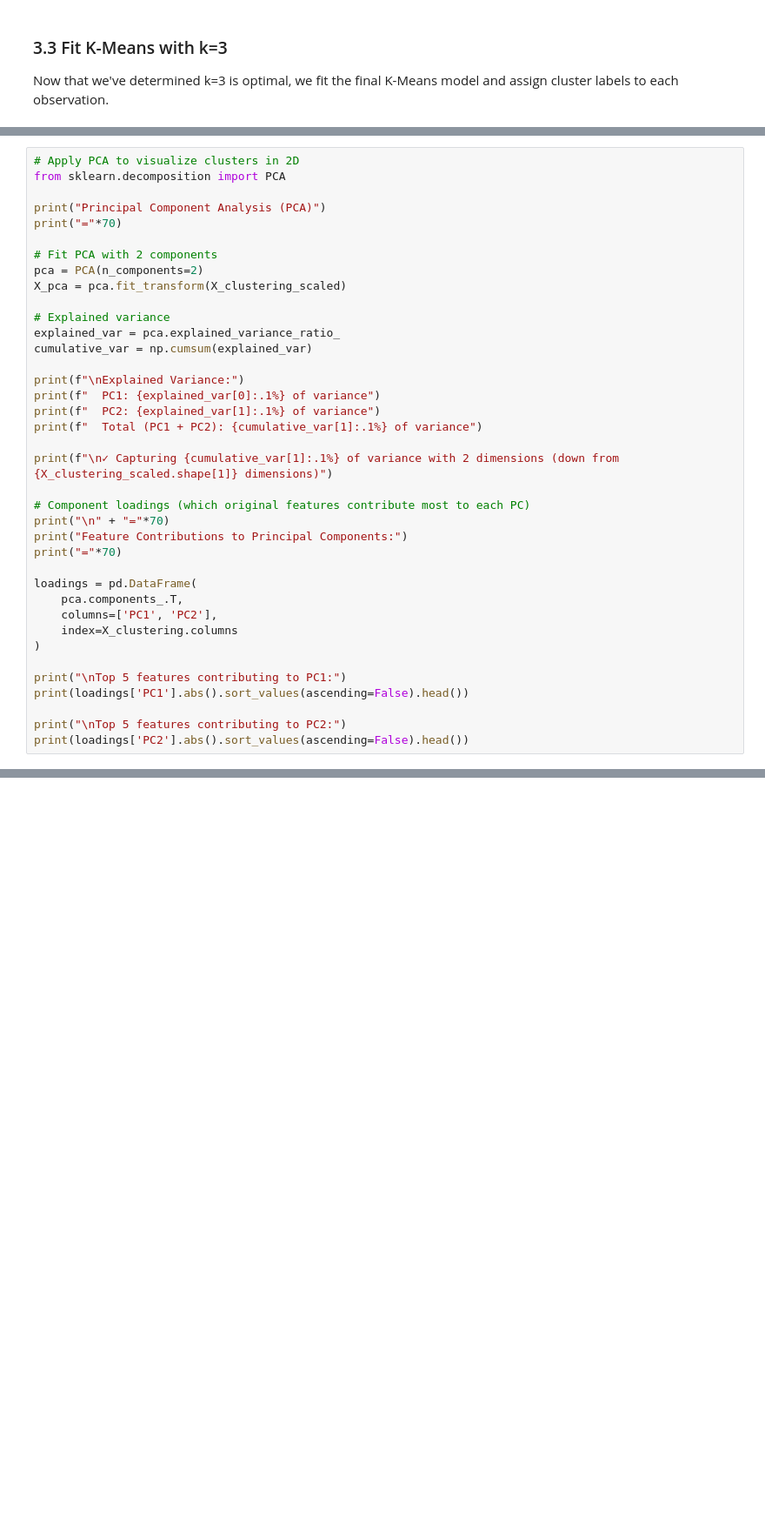
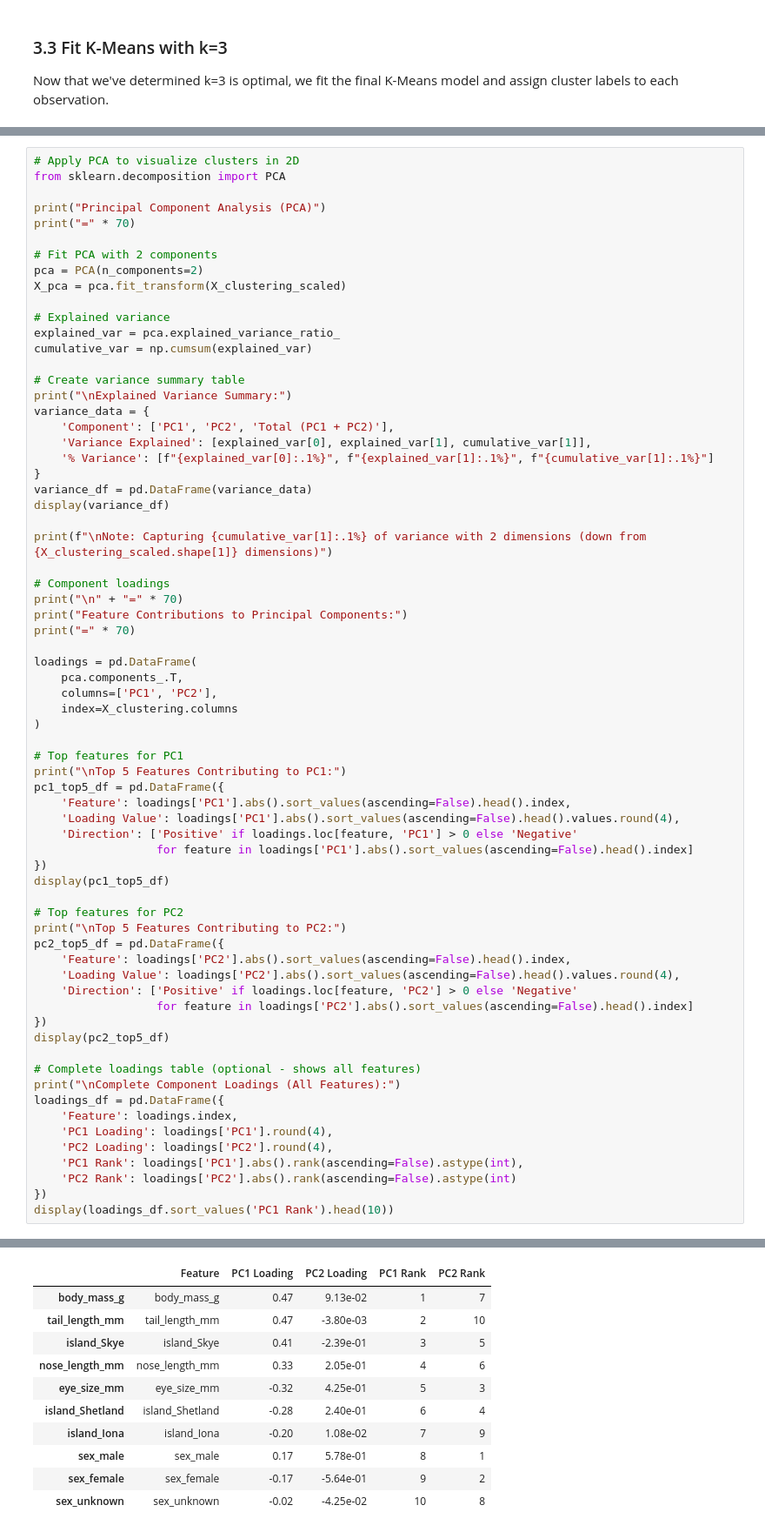
Before and after one commit to naykakashima/haggis-ml-analysis, a Jupyter notebook: scottish-haggis-analysis.ipynb, the cells around one changed output, grey strips where cells are left out. Shown at 87% size. Saved outputs shown, nothing was run; the diff lists cells and outputs as text; blank space fills up the shorter version.

```diff
--- a/scottish-haggis-analysis.ipynb
+++ b/scottish-haggis-analysis.ipynb
@@ -1593,7 +1651,7 @@ Predictions based on clustering behaviour:
 from sklearn.decomposition import PCA
 
 print("Principal Component Analysis (PCA)")
-print("="*70)
+print("=" * 70)
 
 # Fit PCA with 2 components
 pca = PCA(n_components=2)
@@ -1603,17 +1661,22 @@ X_pca = pca.fit_transform(X_clustering_scaled)
 explained_var = pca.explained_variance_ratio_
 cumulative_var = np.cumsum(explained_var)
 
-print(f"\nExplained Variance:")
-print(f"  PC1: {explained_var[0]:.1%} of variance")
-print(f"  PC2: {explained_var[1]:.1%} of variance")
-print(f"  Total (PC1 + PC2): {cumulative_var[1]:.1%} of variance")
+# Create variance summary table
+print("\nExplained Variance Summary:")
+variance_data = {
+    'Component': ['PC1', 'PC2', 'Total (PC1 + PC2)'],
+    'Variance Explained': [explained_var[0], explained_var[1], cumulative_var[1]],
+    '% Variance': [f"{explained_var[0]:.1%}", f"{explained_var[1]:.1%}", f"{cumulative_var[1]:.1%}"]
+}
+variance_df = pd.DataFrame(variance_data)
+display(variance_df)
 
-print(f"\n✓ Capturing {cumulative_var[1]:.1%} of variance with 2 dimensions (down from {X_clustering_scaled.shape[1]} dimensions)")
+print(f"\nNote: Capturing {cumulative_var[1]:.1%} of variance with 2 dimensions (down from {X_clustering_scaled.shape[1]} dimensions)")
 
-# Component loadings (which original features contribute most to each PC)
-print("\n" + "="*70)
+# Component loadings
+print("\n" + "=" * 70)
 print("Feature Contributions to Principal Components:")
-print("="*70)
+print("=" * 70)
 
 loadings = pd.DataFrame(
     pca.components_.T,
@@ -1621,8 +1684,34 @@ loadings = pd.DataFrame(
     index=X_clustering.columns
 )
 
-print("\nTop 5 features contributing to PC1:")
-print(loadings['PC1'].abs().sort_values(ascending=False).head())
+# Top features for PC1
+print("\nTop 5 Features Contributing to PC1:")
+pc1_top5_df = pd.DataFrame({
+    'Feature': loadings['PC1'].abs().sort_values(ascending=False).head().index,
+    'Loading Value': loadings['PC1'].abs().sort_values(ascending=False).head().values.round(4),
+    'Direction': ['Positive' if loadings.loc[feature, 'PC1'] > 0 else 'Negative'
+                  for feature in loadings['PC1'].abs().sort_values(ascending=False).head().index]
+})
+display(pc1_top5_df)
 
-print("\nTop 5 features contributing to PC2:")
-print(loadings['PC2'].abs().sort_values(ascending=False).head())
+# Top features for PC2
+print("\nTop 5 Features Contributing to PC2:")
+pc2_top5_df = pd.DataFrame({
+    'Feature': loadings['PC2'].abs().sort_values(ascending=False).head().index,
+    'Loading Value': loadings['PC2'].abs().sort_values(ascending=False).head().values.round(4),
+    'Direction': ['Positive' if loadings.loc[feature, 'PC2'] > 0 else 'Negative'
+                  for feature in loadings['PC2'].abs().sort_values(ascending=False).head().index]
+})
+display(pc2_top5_df)
+
+# Complete loadings table (optional - shows all features)
+print("\nComplete Component Loadings (All Features):")
+loadings_df = pd.DataFrame({
+    'Feature': loadings.index,
+    'PC1 Loading': loadings['PC1'].round(4),
+    'PC2 Loading': loadings['PC2'].round(4),
+    'PC1 Rank': loadings['PC1'].abs().rank(ascending=False).astype(int),
+    'PC2 Rank': loadings['PC2'].abs().rank(ascending=False).astype(int)
+})
+display(loadings_df.sort_values('PC1 Rank').head(10))
+# %% [output]
@@ -1629,3 +1747,14 @@ print(loadings['PC2'].abs().sort_values(ascending=False).head())
+|  | Feature | PC1 Loading | PC2 Loading | PC1 Rank | PC2 Rank |
+| body_mass_g | body_mass_g | 0.47 | 9.13e-02 | 1 | 7 |
+| tail_length_mm | tail_length_mm | 0.47 | -3.80e-03 | 2 | 10 |
+| island_Skye | island_Skye | 0.41 | -2.39e-01 | 3 | 5 |
+| nose_length_mm | nose_length_mm | 0.33 | 2.05e-01 | 4 | 6 |
+| eye_size_mm | eye_size_mm | -0.32 | 4.25e-01 | 5 | 3 |
+| island_Shetland | island_Shetland | -0.28 | 2.40e-01 | 6 | 4 |
+| island_Iona | island_Iona | -0.20 | 1.08e-02 | 7 | 9 |
+| sex_male | sex_male | 0.17 | 5.78e-01 | 8 | 1 |
+| sex_female | sex_female | -0.17 | -5.64e-01 | 9 | 2 |
+| sex_unknown | sex_unknown | -0.02 | -4.25e-02 | 10 | 8 |
 # %%
 # Create comprehensive PCA visualization
 fig, axes = plt.subplots(1, 2, figsize=(16, 6))
```
Also changed, not shown: parts of 14 cells of this notebook.
